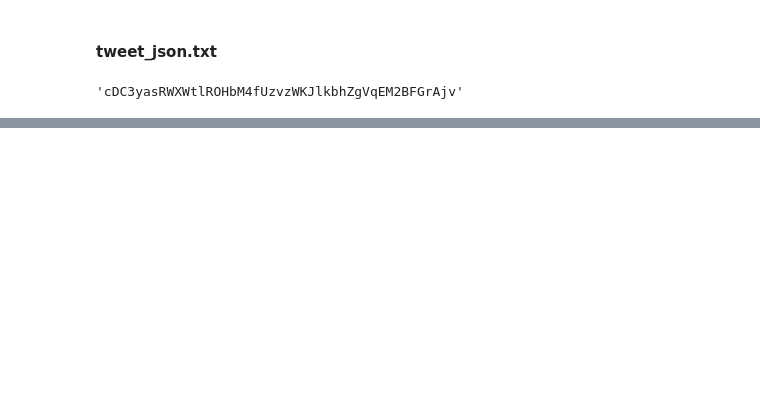
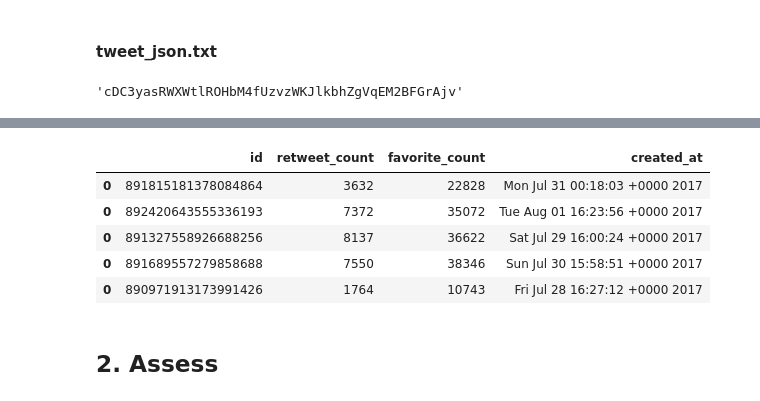
Before and after one commit to thiagofuruchima/we_rate_dogs, a Jupyter notebook: wrangle_act.ipynb, the cells around one changed output, grey strips where cells are left out. Cells and saved outputs as stored; diff of their text form; code cells hidden in the pictures; blank space fills up the shorter version.

```diff
--- a/wrangle_act.ipynb
+++ b/wrangle_act.ipynb
@@ -181,0 +133,8 @@ with open('tweet_json.txt', 'w') as outfile:
+# %%
+list_df = []
+with open('all_tweet.json') as file:
+  for line in file:
+    df_tweet = pd.DataFrame(pd.json_normalize(json.loads(line)))
+    list_df.append(df_tweet)
+
+df_all_tweet_info = pd.concat(list_df, axis=0)
@@ -181,0 +151,2 @@ with open('tweet_json.txt', 'w') as outfile:
+# %%
+df_retweet_favorite_info = df_all_tweet_info[['id','retweet_count', 'favorite_count', 'created_at']]
@@ -181,0 +171,11 @@ with open('tweet_json.txt', 'w') as outfile:
+# %%
+df_retweet_favorite_info.head()
+# %% [output]
+|  | id | retweet_count | favorite_count | created_at |
+| 0 | 891815181378084864 | 3632 | 22828 | Mon Jul 31 00:18:03 +0000 2017 |
+| 0 | 892420643555336193 | 7372 | 35072 | Tue Aug 01 16:23:56 +0000 2017 |
+| 0 | 891327558926688256 | 8137 | 36622 | Sat Jul 29 16:00:24 +0000 2017 |
+| 0 | 891689557279858688 | 7550 | 38346 | Sun Jul 30 15:58:51 +0000 2017 |
+| 0 | 890971913173991426 | 1764 | 10743 | Fri Jul 28 16:27:12 +0000 2017 |
+# %% [markdown]
+## 2. Assess
```
Also changed, not shown: parts of 50 cells of this notebook.
